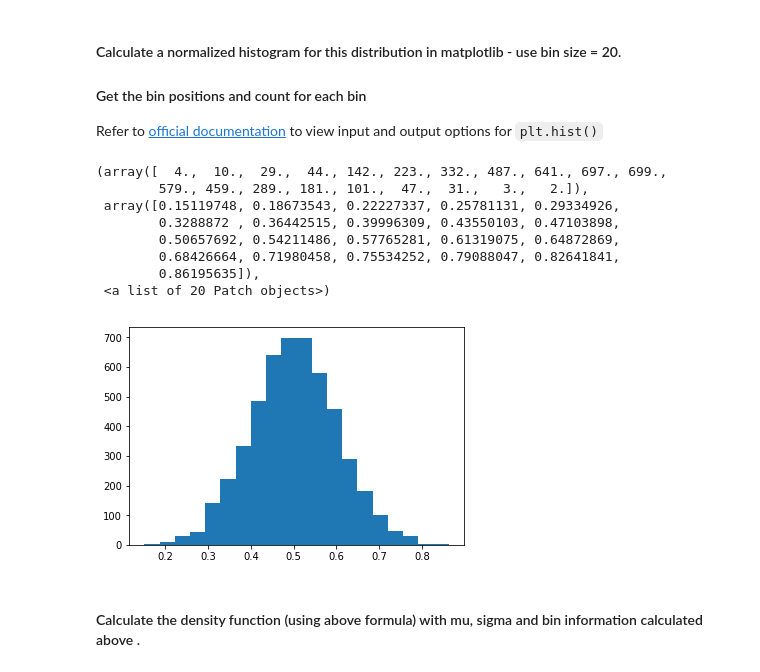
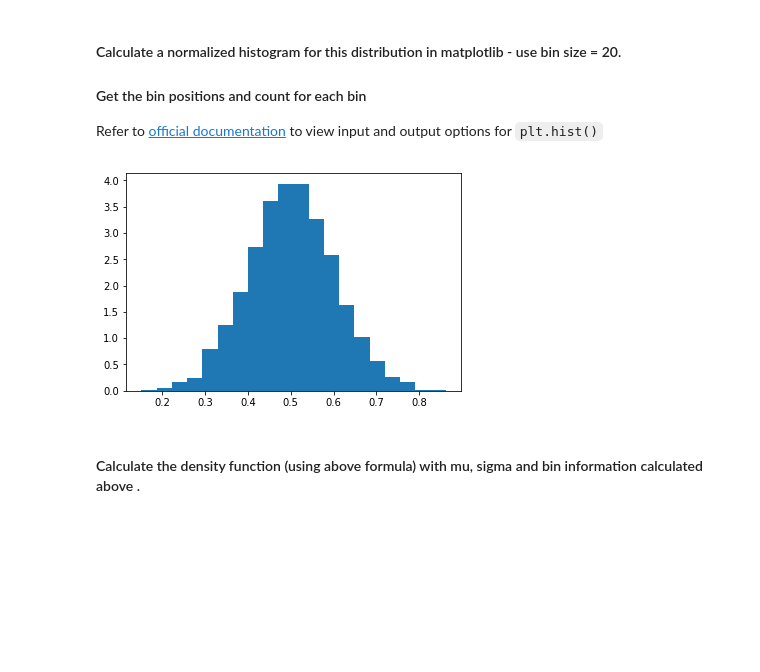
Before and after one commit to kevzha/dsc-1-09-13-normal-gaussian-distributions-lab-nyc-ds-career-012819, a Jupyter notebook: index.ipynb, the cells around one changed output. Cells and saved outputs as stored; diff of their text form; code cells hidden in the pictures; blank space fills up the shorter version.

```diff
--- a/index.ipynb
+++ b/index.ipynb
@@ -35,18 +35,10 @@ Refer to [official documentation](https://matplotlib.org/api/_as_gen/matplotlib.
 # %%
 # Calculate a histogram for above data distribution
 import matplotlib.pyplot as plt
 
-plt.hist(s, bins=20)
+count, bins, ignored = plt.hist(s, 20, density=True)
 # %% [output]
-(array([  4.,  10.,  29.,  44., 142., 223., 332., 487., 641., 697., 699.,
-        579., 459., 289., 181., 101.,  47.,  31.,   3.,   2.]),
- array([0.15119748, 0.18673543, 0.22227337, 0.25781131, 0.29334926,
-        0.3288872 , 0.36442515, 0.39996309, 0.43550103, 0.47103898,
-        0.50657692, 0.54211486, 0.57765281, 0.61319075, 0.64872869,
-        0.68426664, 0.71980458, 0.75534252, 0.79088047, 0.82641841,
-        0.86195635]),
- <a list of 20 Patch objects>)
-[figure, old version]
+[figure, new version]
 # %% [markdown]
 #### Calculate the density function (using above formula) with mu, sigma and bin information calculated above .
 # %%
```
